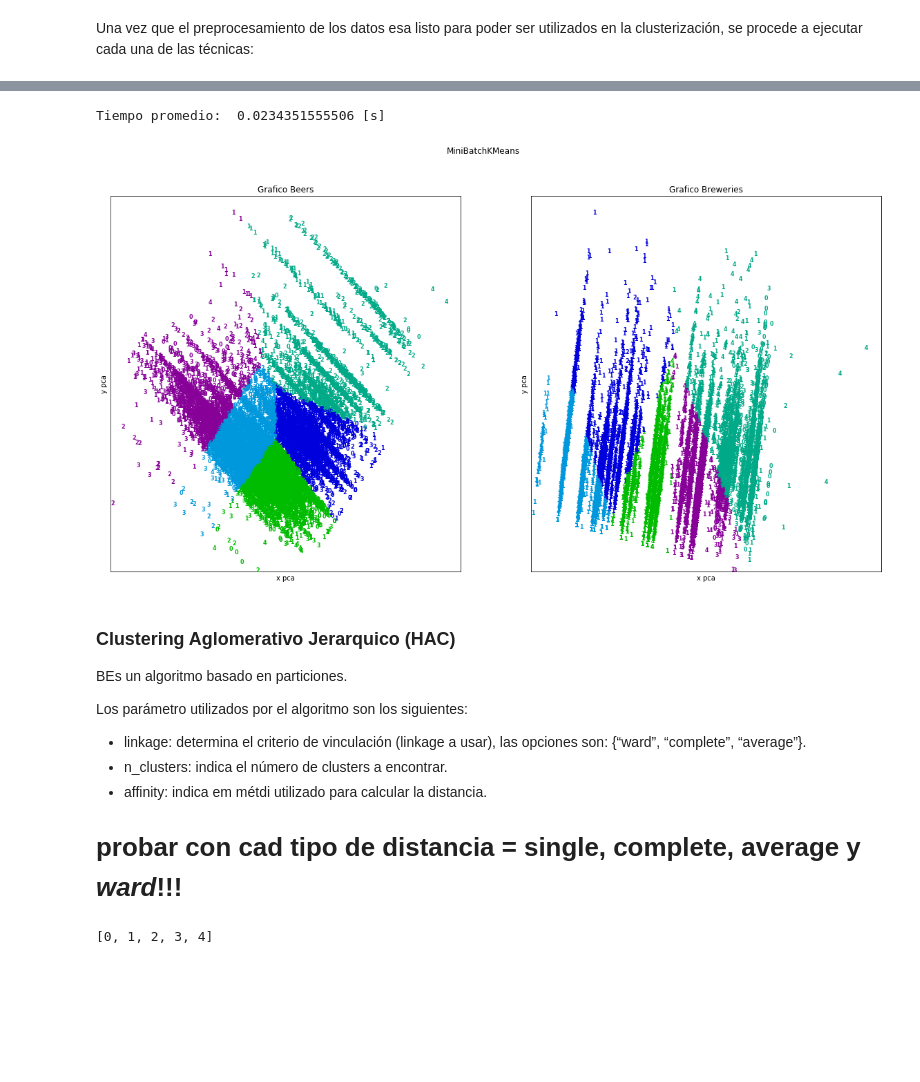
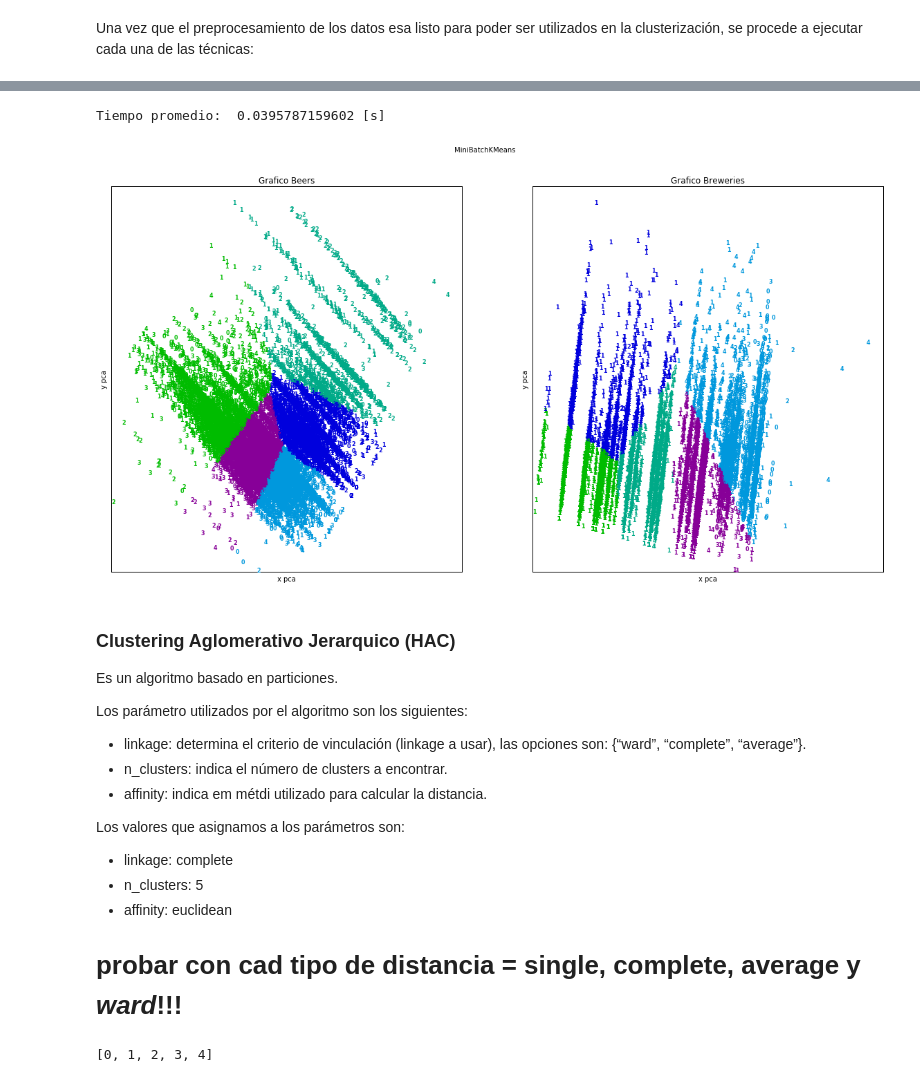
Before and after one commit to fefiweiss/Tarea1_DataMining, a Jupyter notebook: Tarea1_final.ipynb, the cells around one changed output, grey strips where cells are left out. Cells and saved outputs as stored; diff of their text form; code cells hidden in the pictures; blank space fills up the shorter version.

```diff
--- a/Tarea1_final.ipynb
+++ b/Tarea1_final.ipynb
@@ -265,7 +277,7 @@ for X,i in zip(data, range(2)):
     print X.shape[0]
     start_time = time()
 
-    k_means = KMeans(init="k-means++", n_clusters = 5, n_init = 2)#, tol=0.0001, max_iter=30) 5
+    k_means = KMeans(init="k-means++", n_clusters = 5, n_init = 2, max_iter=30)
     k_means.fit(X)
 
     final_time = time() - start_time
@@ -323,46 +343,51 @@ fig.suptitle('MiniBatchKMeans')
 #Running K-Means
 for X,i in zip(data, range(2)):
     start_time = time()
     #print X
-    mbk = MiniBatchKMeans(init='k-means++', n_clusters=5, n_init=10)#, max_no_improvement=20, batch_size=50, reassignment_ratio=0.2)
+    mbk = MiniBatchKMeans(init='k-means++', n_clusters=5, n_init=10, max_no_improvement=20, batch_size=50, reassignment_ratio=0.2)
     mbk.fit(X)
 
     final_time = time() - start_time
     tiempo += final_time
     mbk_labels = mbk.labels_
 
     x_min, x_max = np.min(X, axis = 0), np.max(X, axis = 0)
     X = (X - x_min) / (x_max - x_min)
 
     ax = fig.add_subplot(1,2,i+1)
     ax.set_xlabel("x pca")
     ax.set_ylabel("y pca")
     plt.title("Grafico " + titles[i] )
     ax.set_xticks(())
     ax.set_yticks(())
     ax.axis([0, 1.05, 0, 1.05])
 
     for j in range(X.shape[0]):
         plt.text(X[j,0], X[j,1], labels[i][j],
         color=plt.cm.spectral(mbk_labels[j]/10.+0.1),
         fontdict={'weight': 'bold', 'size': 8})
 
 
 print "Tiempo promedio: ", tiempo/6,"[s]"
 plt.show()
 # %% [output]
-Tiempo promedio:  0.0234351555506 [s]
+Tiempo promedio:  0.0395787159602 [s]
-[figure, old version]
+[figure, new version]
 # %% [markdown]
 ### Clustering Aglomerativo Jerarquico (HAC)
 
-BEs un algoritmo basado en particiones.
+Es un algoritmo basado en particiones.
 
 Los parámetro utilizados por el algoritmo son los siguientes:
 * linkage: determina el criterio de vinculación (linkage a usar), las opciones son: {“ward”, “complete”, “average”}.
 * n_clusters: indica el número de clusters a encontrar.
 * affinity: indica em métdi utilizado para calcular la distancia.
 
+Los valores que asignamos a los parámetros son:
+* linkage: complete
+* n_clusters: 5
+* affinity: euclidean
+
 # probar con cad tipo de distancia = single, complete, average y *ward*!!!
 # %%
 #HAC
```
Also changed, not shown: parts of 8 cells of this notebook.
